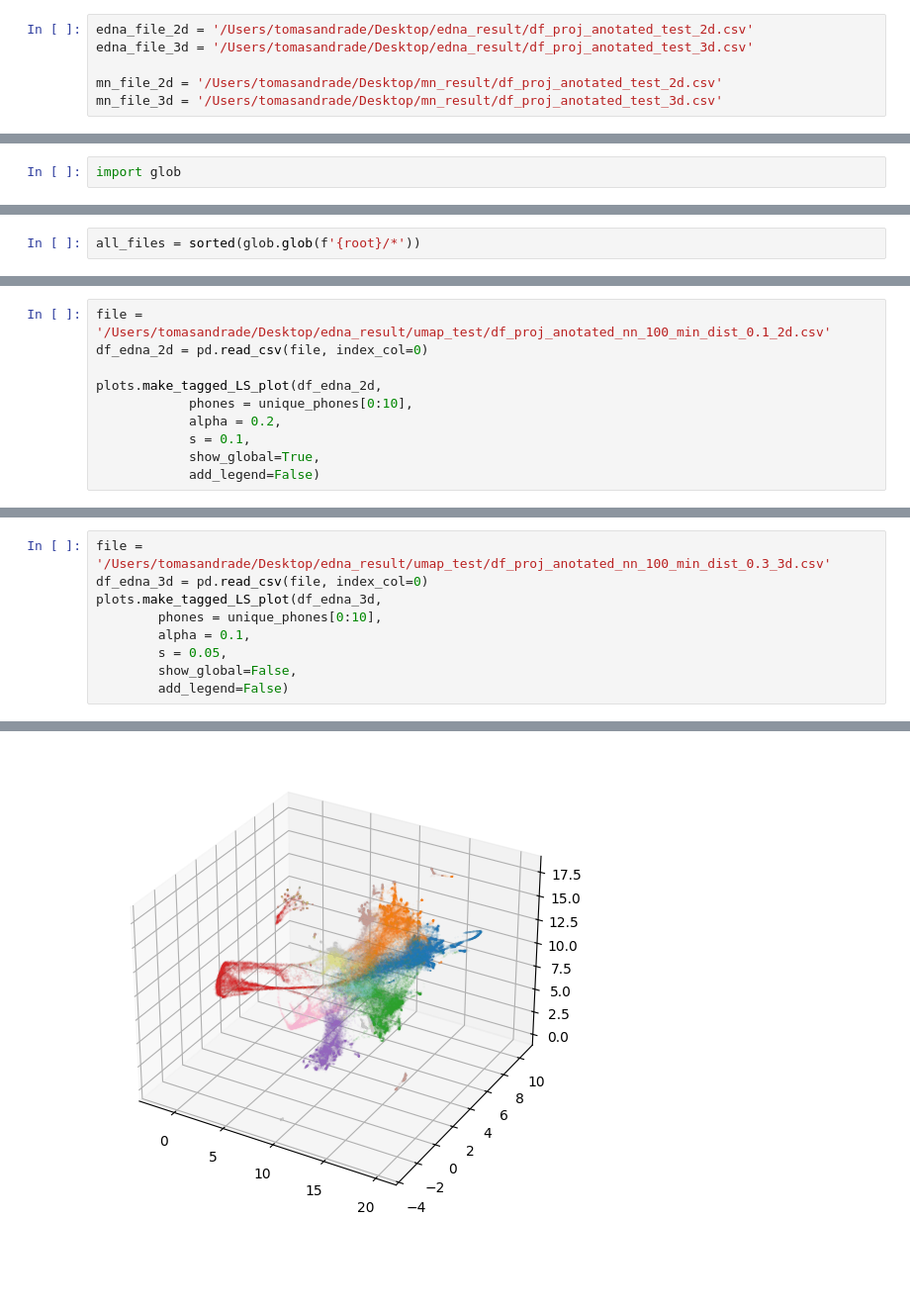
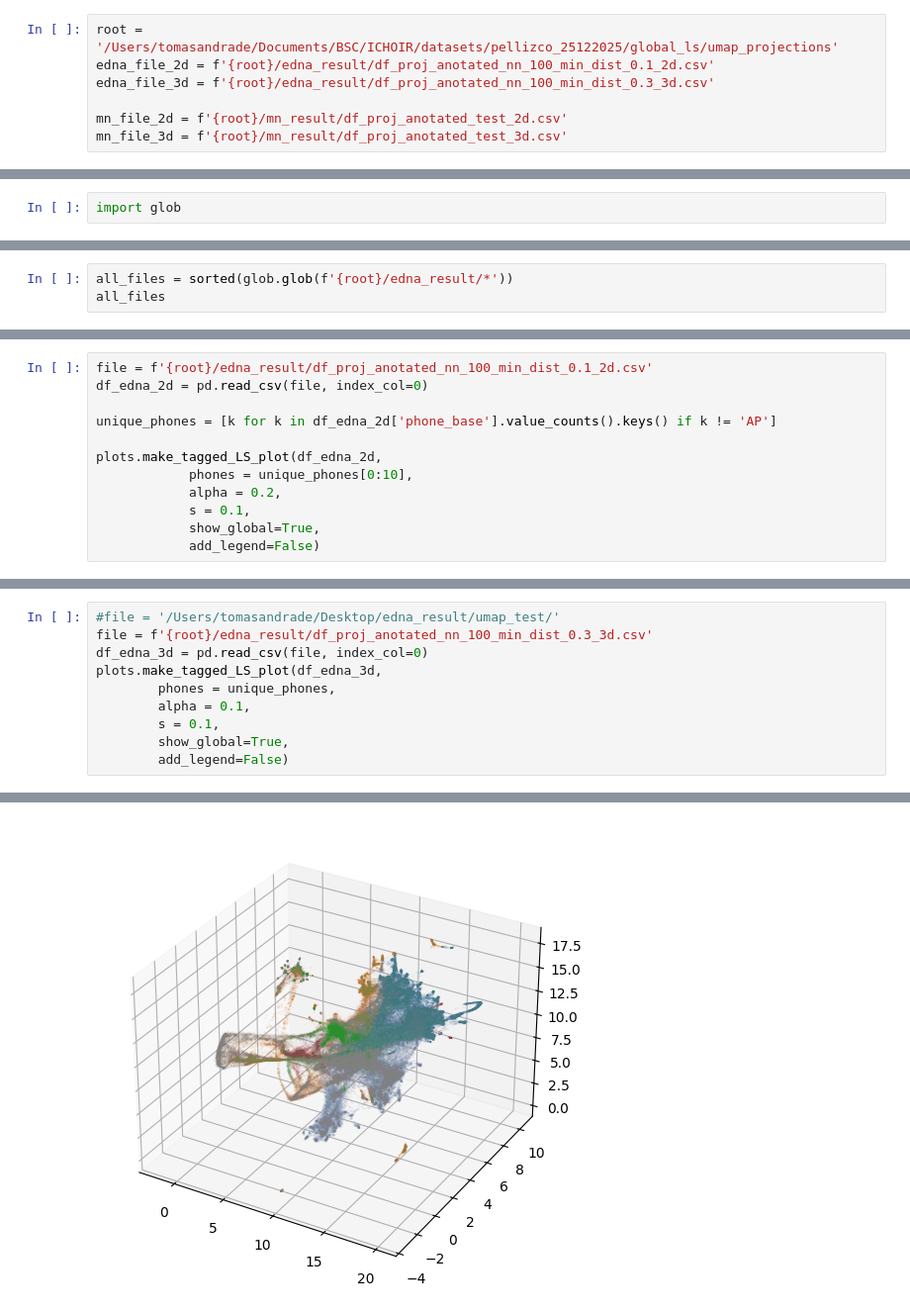
Before and after one commit to BSCCNS/Applio_LS, a Jupyter notebook: develop_nb/cluster_phonemes_maria_v2.ipynb, the cells around one changed output, grey strips where cells are left out. Shown at 99% size. Saved outputs shown, nothing was run; the diff lists cells and outputs as text; blank space fills up the shorter version.

```diff
--- a/develop_nb/cluster_phonemes_maria_v2.ipynb
+++ b/develop_nb/cluster_phonemes_maria_v2.ipynb
@@ -138,11 +138,12 @@ import matplotlib.pyplot as plt
 
 from phonetics import plots as plots
 # %%
-edna_file_2d = '/Users/tomasandrade/Desktop/edna_result/df_proj_anotated_test_2d.csv'
-edna_file_3d = '/Users/tomasandrade/Desktop/edna_result/df_proj_anotated_test_3d.csv'
+root = '/Users/tomasandrade/Documents/BSC/ICHOIR/datasets/pellizco_25122025/global_ls/umap_projections'
+edna_file_2d = f'{root}/edna_result/df_proj_anotated_nn_100_min_dist_0.1_2d.csv'
+edna_file_3d = f'{root}/edna_result/df_proj_anotated_nn_100_min_dist_0.3_3d.csv'
 
-mn_file_2d = '/Users/tomasandrade/Desktop/mn_result/df_proj_anotated_test_2d.csv'
-mn_file_3d = '/Users/tomasandrade/Desktop/mn_result/df_proj_anotated_test_3d.csv'
+mn_file_2d = f'{root}/mn_result/df_proj_anotated_test_2d.csv'
+mn_file_3d = f'{root}/mn_result/df_proj_anotated_test_3d.csv'
 # %%
 df_edna_2d = pd.read_csv(edna_file_2d, index_col=0)
 df_mn_2d = pd.read_csv(mn_file_2d, index_col=0)
@@ -200,2 +201,3 @@ root = '/Users/tomasandrade/Desktop/edna_result/umap_test'
 # %%
-all_files = sorted(glob.glob(f'{root}/*'))
+all_files = sorted(glob.glob(f'{root}/edna_result/*'))
+all_files
@@ -211,6 +227,8 @@ for f in all_files:
 # %%
-file = '/Users/tomasandrade/Desktop/edna_result/umap_test/df_proj_anotated_nn_100_min_dist_0.1_2d.csv'
+file = f'{root}/edna_result/df_proj_anotated_nn_100_min_dist_0.1_2d.csv'
 df_edna_2d = pd.read_csv(file, index_col=0)
+
+unique_phones = [k for k in df_edna_2d['phone_base'].value_counts().keys() if k != 'AP']
 
 plots.make_tagged_LS_plot(df_edna_2d,
             phones = unique_phones[0:10],
@@ -224,12 +242,13 @@ Making a 2d plot
 # %%
-file = '/Users/tomasandrade/Desktop/edna_result/umap_test/df_proj_anotated_nn_100_min_dist_0.3_3d.csv'
+#file = '/Users/tomasandrade/Desktop/edna_result/umap_test/'
+file = f'{root}/edna_result/df_proj_anotated_nn_100_min_dist_0.3_3d.csv'
 df_edna_3d = pd.read_csv(file, index_col=0)
 plots.make_tagged_LS_plot(df_edna_3d,
-        phones = unique_phones[0:10],
+        phones = unique_phones,
         alpha = 0.1,
-        s = 0.05,
-        show_global=False,
+        s = 0.1,
+        show_global=True,
         add_legend=False)
 # %% [output]
 Making a 3d plot
-[figure, old version]
+[figure, new version]
```
Also changed, not shown: parts of 10 cells of this notebook, 1 other file.
